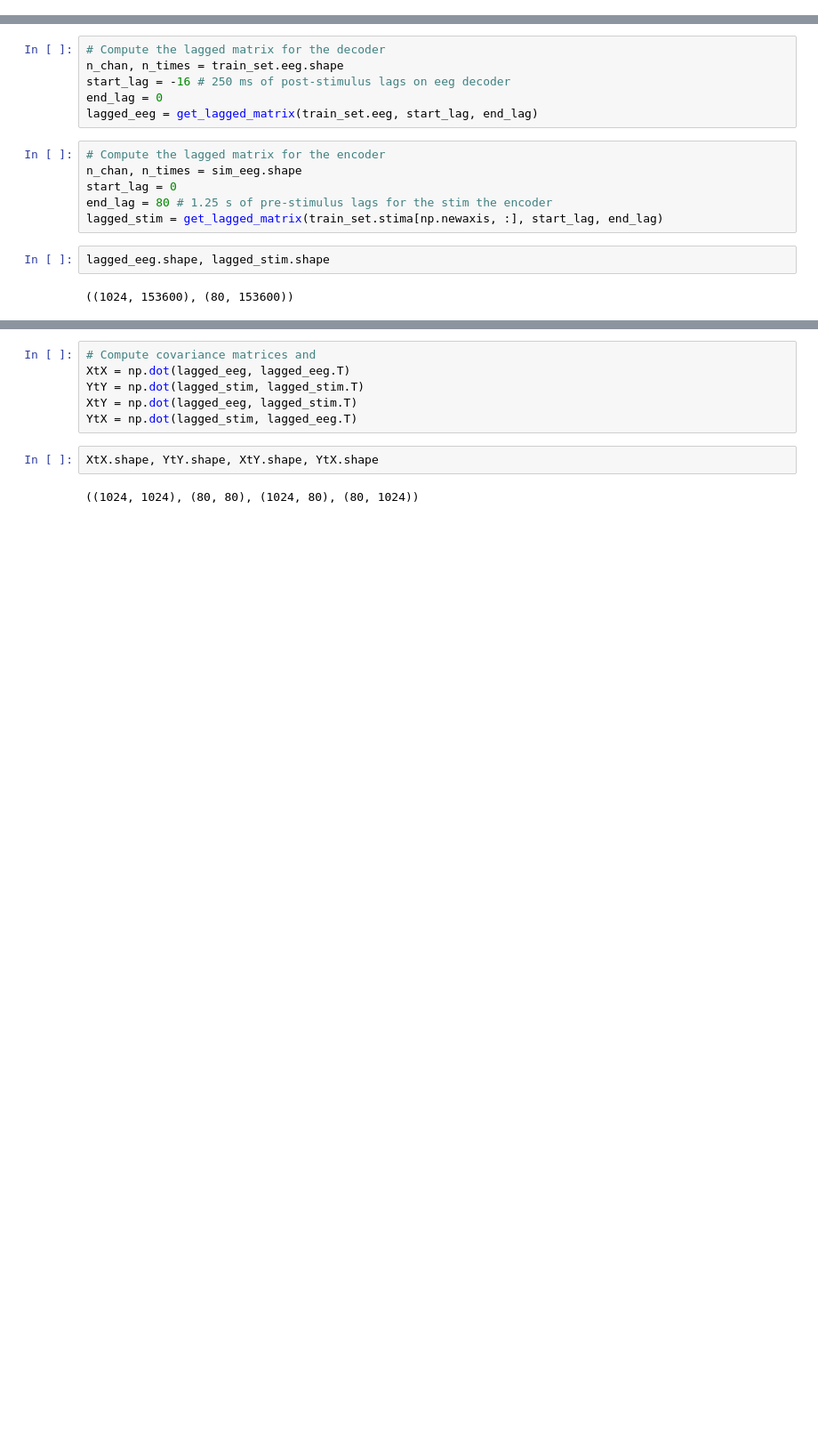
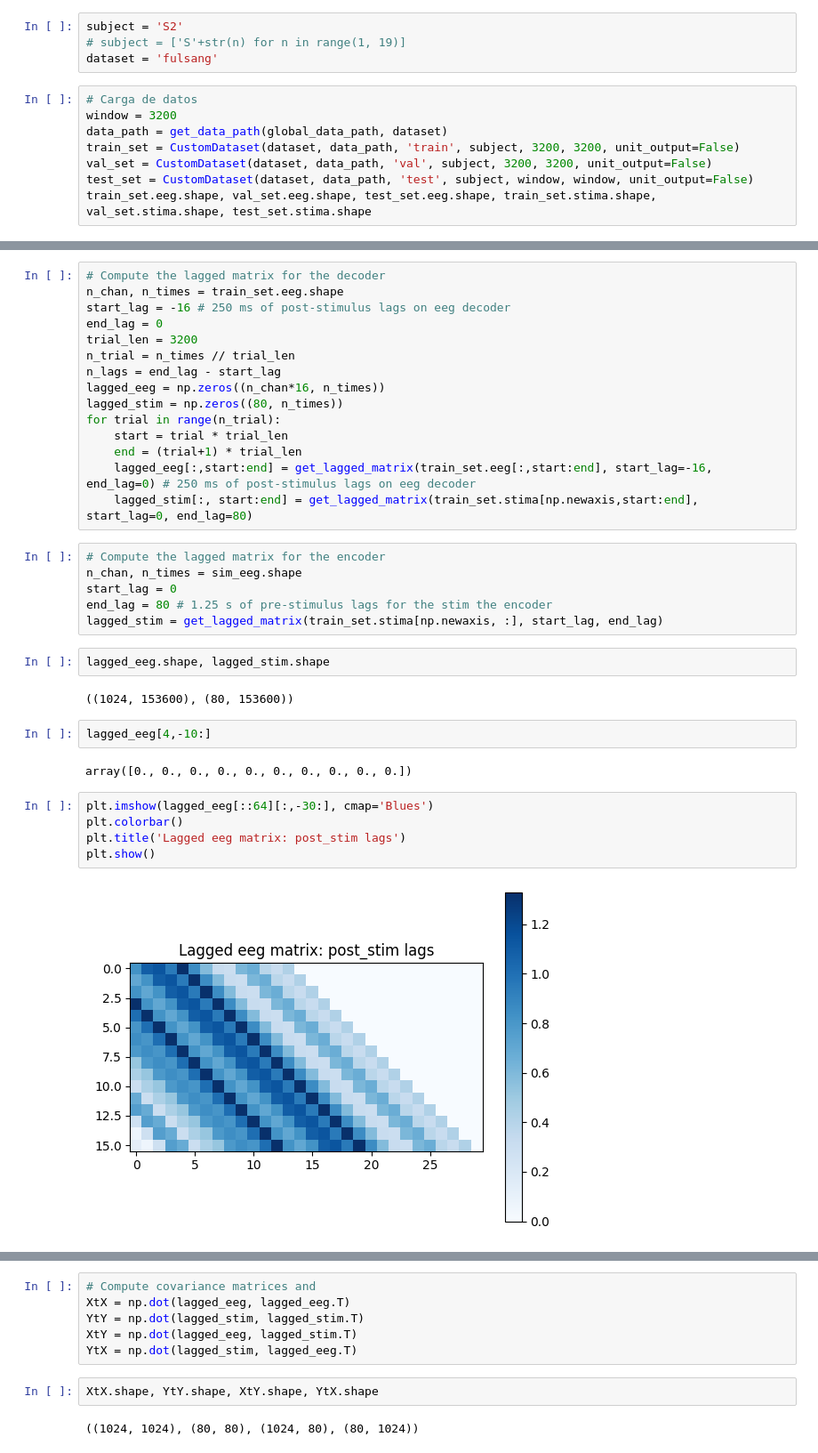
Before and after one commit to garcesote/deepAAD_project, a Jupyter notebook: notebooks/play.ipynb, the cells around one changed output, grey strips where cells are left out. Shown at 89% size. Drawn from its saved outputs; the diff is of its cells as text; blank space fills up the shorter version.

```diff
--- a/notebooks/play.ipynb
+++ b/notebooks/play.ipynb
@@ -805,0 +811,12 @@ Para clasificar estos componentes se puede utilizar un clasificador LDA con la p
+# %%
+subject = 'S2'
+# subject = ['S'+str(n) for n in range(1, 19)]
+dataset = 'fulsang'
+# %%
+# Carga de datos
+window = 3200
+data_path = get_data_path(global_data_path, dataset)
+train_set = CustomDataset(dataset, data_path, 'train', subject, 3200, 3200, unit_output=False)
+val_set = CustomDataset(dataset, data_path, 'val', subject, 3200, 3200, unit_output=False)
+test_set = CustomDataset(dataset, data_path, 'test', subject, window, window, unit_output=False)
+train_set.eeg.shape, val_set.eeg.shape, test_set.eeg.shape, train_set.stima.shape, val_set.stima.shape, test_set.stima.shape
@@ -822,7 +872,16 @@ train_set.eeg.shape, train_set.eeg.dtype, train_set.stima.shape, train_set.stima
 n_chan, n_times = train_set.eeg.shape
 start_lag = -16 # 250 ms of post-stimulus lags on eeg decoder
 end_lag = 0
-lagged_eeg = get_lagged_matrix(train_set.eeg, start_lag, end_lag)
+trial_len = 3200
+n_trial = n_times // trial_len
+n_lags = end_lag - start_lag
+lagged_eeg = np.zeros((n_chan*16, n_times))
+lagged_stim = np.zeros((80, n_times))
+for trial in range(n_trial):
+    start = trial * trial_len
+    end = (trial+1) * trial_len
+    lagged_eeg[:,start:end] = get_lagged_matrix(train_set.eeg[:,start:end], start_lag=-16, end_lag=0) # 250 ms of post-stimulus lags on eeg decoder
+    lagged_stim[:, start:end] = get_lagged_matrix(train_set.stima[np.newaxis,start:end], start_lag=0, end_lag=80)
 # %%
 # Compute the lagged matrix for the encoder
 n_chan, n_times = sim_eeg.shape
@@ -833,3 +892,14 @@ lagged_stim = get_lagged_matrix(train_set.stima[np.newaxis, :], start_lag, end_l
 lagged_eeg.shape, lagged_stim.shape
 # %% [output]
 ((1024, 153600), (80, 153600))
+# %%
+lagged_eeg[4,-10:]
+# %% [output]
+array([0., 0., 0., 0., 0., 0., 0., 0., 0., 0.])
+# %%
+plt.imshow(lagged_eeg[::64][:,-30:], cmap='Blues')
+plt.colorbar()
+plt.title('Lagged eeg matrix: post_stim lags')
+plt.show()
+# %% [output]
+[figure, added]
```
Also changed, not shown: parts of 14 cells of this notebook.
